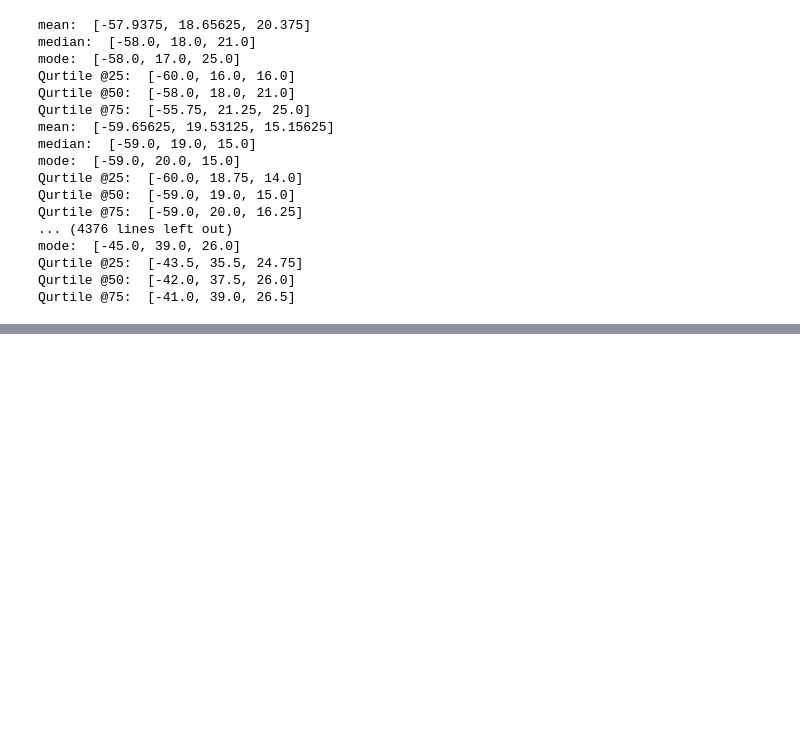
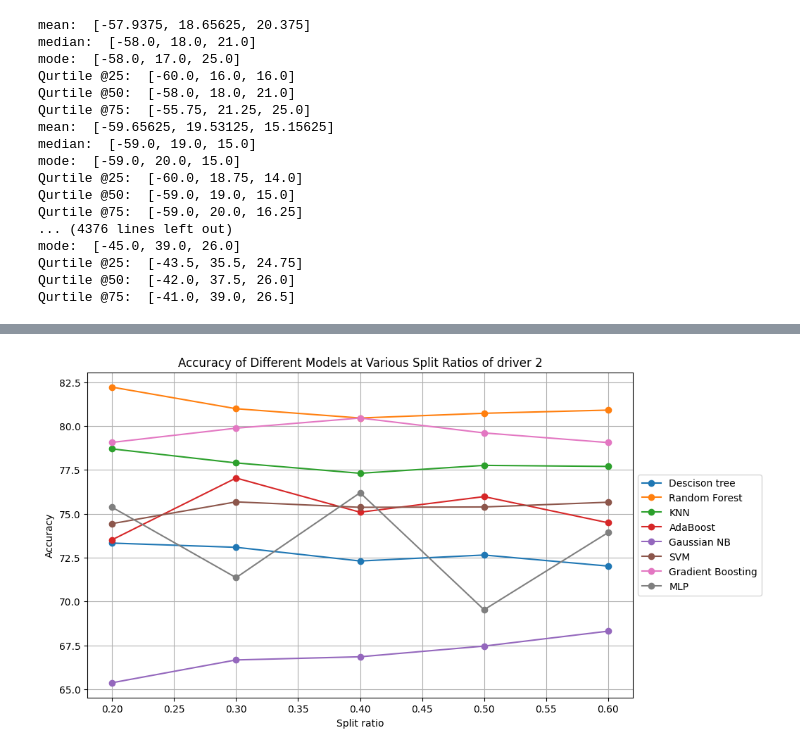
Before and after one commit to YamanSahu/MTP-Work, a Jupyter notebook: data_analysis.ipynb, the cells around one changed output, grey strips where cells are left out. Saved outputs shown, nothing was run; the diff lists cells and outputs as text; code cells hidden in the pictures; blank space fills up the shorter version.

```diff
--- a/data_analysis.ipynb
+++ b/data_analysis.ipynb
@@ -213,0 +320,36 @@ Qurtile @75:  [-41.0, 39.0, 26.5]
+# %%
+import matplotlib.pyplot as plt
+
+# Data from the table
+
+data = {
+    'Split ratio': [0.2, 0.2, 0.2, 0.2, 0.2, 0.2, 0.2, 0.2, 0.3, 0.3, 0.3, 0.3, 0.3, 0.3, 0.3, 0.3,
+                    0.4, 0.4, 0.4, 0.4, 0.4, 0.4, 0.4, 0.4, 0.5, 0.5, 0.5, 0.5, 0.5, 0.5, 0.5, 0.5,
+                    0.6, 0.6, 0.6, 0.6, 0.6, 0.6, 0.6, 0.6],
+    'Model': ['Descison tree', 'Random Forest', 'KNN', 'AdaBoost', 'Gaussian NB', 'SVM', 'Gradient Boosting', 'MLP'] * 5,
+
+    'Test Accuracy': [73.33, 82.22, 78.70, 73.52, 65.37, 74.44, 79.07, 75.37,
+                      73.09, 80.99, 77.90, 77.04, 66.67, 75.68, 79.88, 71.36,
+                      72.31, 80.46, 77.31, 75.09, 66.85, 75.37, 80.46, 76.20,
+                      72.65, 80.73, 77.76, 75.98, 67.46, 75.39, 79.61, 69.53,
+                      72.02, 80.91, 77.70, 74.49, 68.31, 75.66, 79.06, 73.93]
+}
+
+df = pd.DataFrame(data)
+
+#  Plotting the graph
+plt.figure(figsize=(10, 6))
+
+# Extracting data for each model and plotting
+for model in df['Model'].unique():
+    model_data = df[df['Model'] == model]
+    plt.plot(model_data['Split ratio'], model_data['Test Accuracy'], marker='o', label=model)
+
+plt.xlabel('Split ratio')
+plt.ylabel('Accuracy')
+plt.title('Accuracy of Different Models at Various Split Ratios of driver 2')
+plt.legend(loc='center left', bbox_to_anchor=(1, 0.5))  # Legend outside the plot
+plt.grid(True)
+plt.show()
+# %% [output]
+[figure, added]
```
Also changed, not shown: parts of 5 cells of this notebook, 21 other files.
